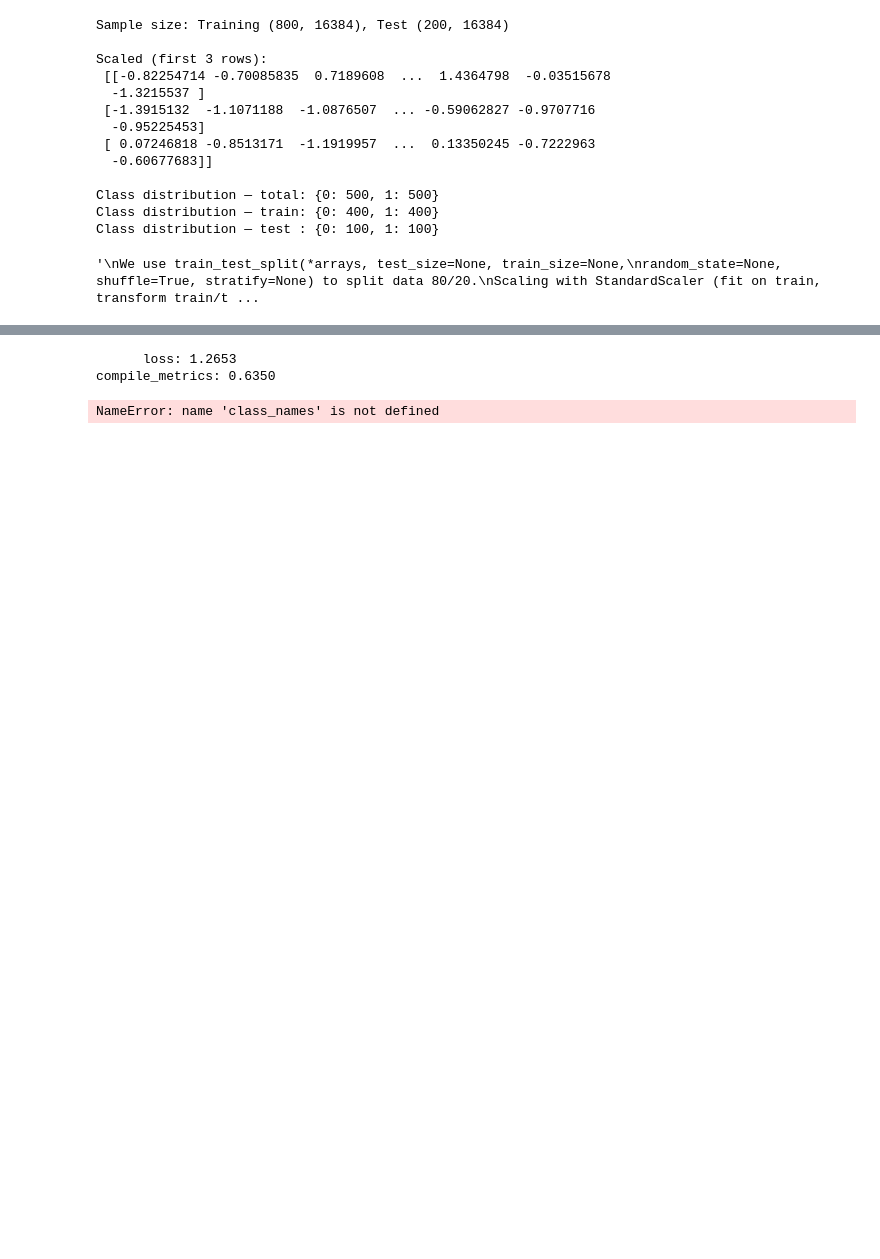
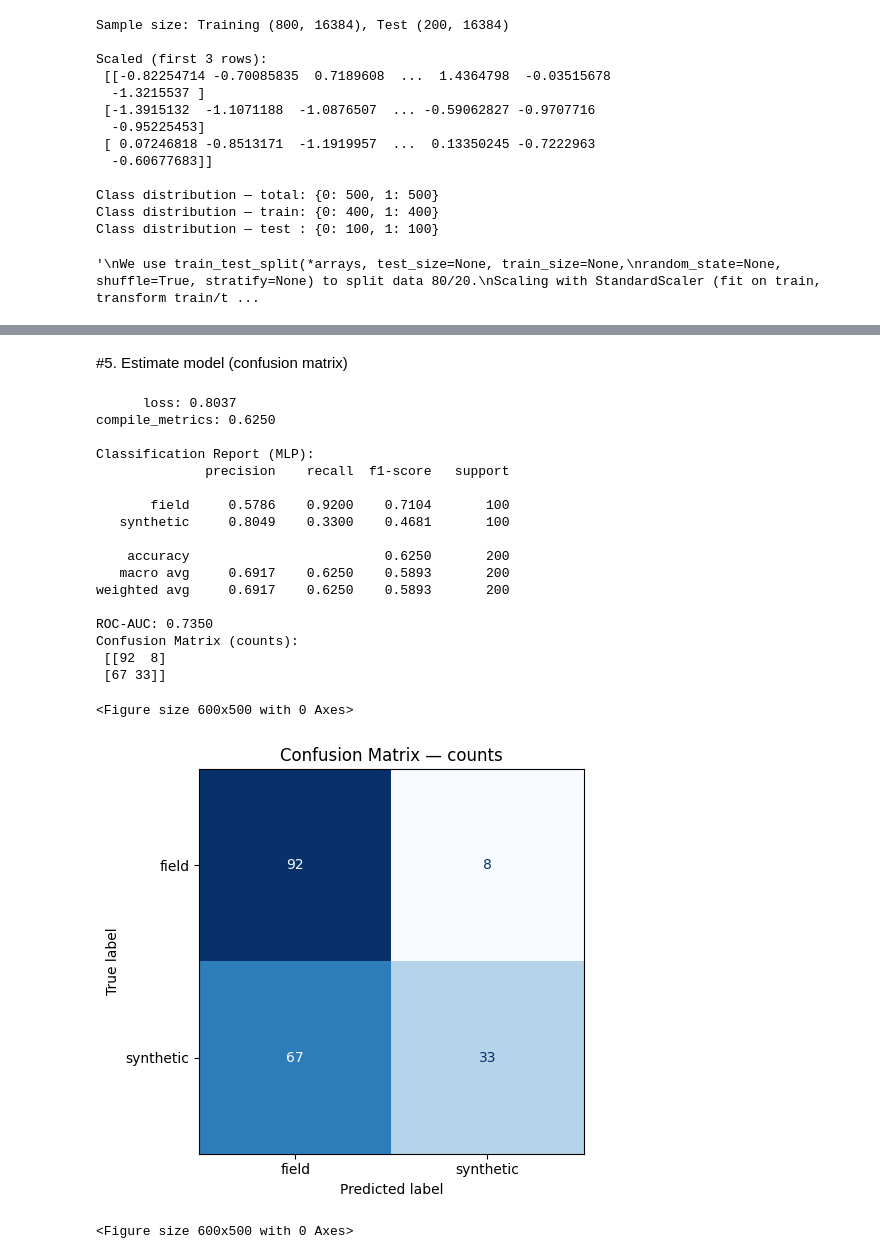
Before and after one commit to Archi2903/AI-in-Engenery, a Jupyter notebook: HW_04_Mini_Project_(seismic_image_classification).ipynb, the cells around one changed output, grey strips where cells are left out. Drawn from its saved outputs; the diff is of its cells as text; code cells hidden in the pictures; blank space fills up the shorter version.

```diff
--- a/HW_04_Mini_Project_(seismic_image_classification).ipynb
+++ b/HW_04_Mini_Project_(seismic_image_classification).ipynb
@@ -381,5 +374,9 @@ Test metrics: {'loss': 1.2652615308761597, 'compile_metrics': 0.6349999904632568
+# %% [markdown]
+#5. Estimate model (confusion matrix)
 # %%
-test_results = model.evaluate(X_test_used, y_test, verbose=0)
+from sklearn.metrics import classification_report, confusion_matrix, roc_auc_score, ConfusionMatrixDisplay
+
+test_results = model.evaluate(X_test_scaled, y_test, verbose=0)
 for name, value in zip(model.metrics_names, test_results):
     print(f"{name:>10s}: {value:.4f}")
 
@@ -388,44 +385,62 @@ test_loss = test_results[model.metrics_names.index("loss")]
 test_acc  = test_results[model.metrics_names.index("accuracy")] \
             if "accuracy" in model.metrics_names else None
 if test_acc is not None:
-    print(f"\nTest — loss: {test_loss:.4f} | accuracy: {test_acc:.4f}")
+    print(f"\nTest — loss: {test_loss:.4f} | accuracy: {test_acc:.4f} ({test_acc*100:.2f}%)")
 
 # 5.2 Предсказания
-proba = model.predict(X_test_used, verbose=0)
+proba = model.predict(X_test_scaled, verbose=0)
 if n_classes == 2:
     y_pred = (proba.ravel() >= 0.5).astype(int)
 else:
     y_pred = proba.argmax(axis=1)
 
 # 5.3 Отчёт по классам
 # Имена классов: если у вас известны человекочитаемые имена — замените
-target_names = class_names if len(class_names) == len(classes_sorted) else None
+classes_sorted = sorted(np.unique(y_enc))
+target_names = ["field", "synthetic"] if n_classes == 2 else [str(c) for c in classes_sorted] # Assuming 0=field, 1=synthetic for binary case
 print("\nClassification Report (MLP):")
 print(classification_report(y_test, y_pred, target_names=target_names, digits=4))
 
 # ROC-AUC для бинарного случая
 if n_classes == 2:
     auc = roc_auc_score(y_test, proba.ravel())
     print(f"ROC-AUC: {auc:.4f}")
 
 # 5.4 Матрица ошибок (counts)
 cm = confusion_matrix(y_test, y_pred, labels=classes_sorted)
 print("Confusion Matrix (counts):\n", cm)
 
 plt.figure(figsize=(6,5))
 ConfusionMatrixDisplay(confusion_matrix=cm, display_labels=target_names or classes_sorted)\
     .plot(cmap="Blues", values_format="d", colorbar=False)
 plt.title("Confusion Matrix — counts")
 plt.tight_layout(); plt.show()
 
 # 5.5 Нормированная по строкам матрица (доли)
 cm_norm = cm.astype("float") / cm.sum(axis=1, keepdims=True)
 plt.figure(figsize=(6,5))
 ConfusionMatrixDisplay(confusion_matrix=cm_norm, display_labels=target_names or classes_sorted)\
     .plot(cmap="Blues", values_format=".2f", colorbar=False)
 plt.title("Confusion Matrix — row-normalized")
 plt.tight_layout(); plt.show()
 # %% [output]
-      loss: 1.2653
-compile_metrics: 0.6350
+      loss: 0.8037
+compile_metrics: 0.6250
+
+Classification Report (MLP):
+              precision    recall  f1-score   support
+
+       field     0.5786    0.9200    0.7104       100
+   synthetic     0.8049    0.3300    0.4681       100
+
+    accuracy                         0.6250       200
+   macro avg     0.6917    0.6250    0.5893       200
+weighted avg     0.6917    0.6250    0.5893       200
+
+ROC-AUC: 0.7350
+Confusion Matrix (counts):
+ [[92  8]
+ [67 33]]
-NameError: name 'class_names' is not defined
+<Figure size 600x500 with 0 Axes>
+[figure, added]
+<Figure size 600x500 with 0 Axes>
```
Also changed, not shown: parts of 14 cells of this notebook.
